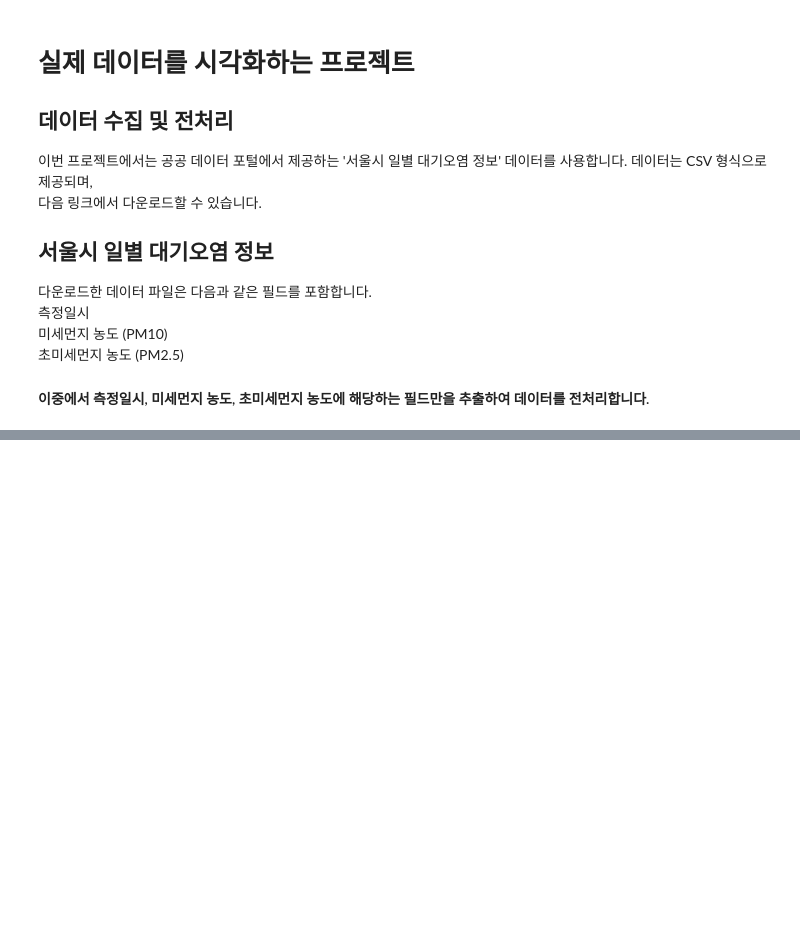
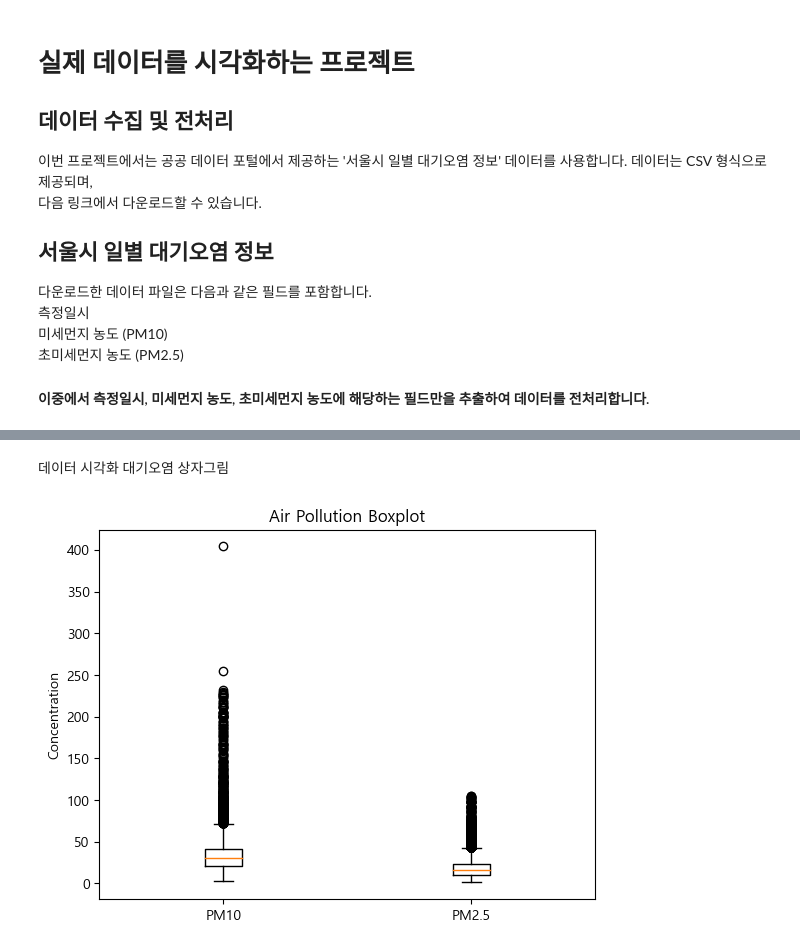
Before and after one commit to jwjb1020/jwj_python, a Jupyter notebook: 데이터전처리/data_process.ipynb, the cells around one changed output, grey strips where cells are left out. Cells and saved outputs as stored; diff of their text form; code cells hidden in the pictures; blank space fills up the shorter version.

```diff
--- a/데이터전처리/data_process.ipynb
+++ b/데이터전처리/data_process.ipynb
@@ -928,0 +992,14 @@ print(df.head(20))
+# %% [markdown]
+데이터 시각화
+대기오염 상자그림
+# %%
+import matplotlib.pyplot as plt
+
+# 그래프 그리기
+plt.boxplot([df['미세먼지농도(㎍/㎥)'], df['초미세먼지농도(㎍/㎥)']])
+plt.xticks([1,2],['PM10', 'PM2.5'])
+plt.ylabel('Concentration')
+plt.title('Air Pollution Boxplot')
+plt.show()
+# %% [output]
+[figure, added]
```
Also changed, not shown: parts of 7 cells of this notebook, 2 other files.
